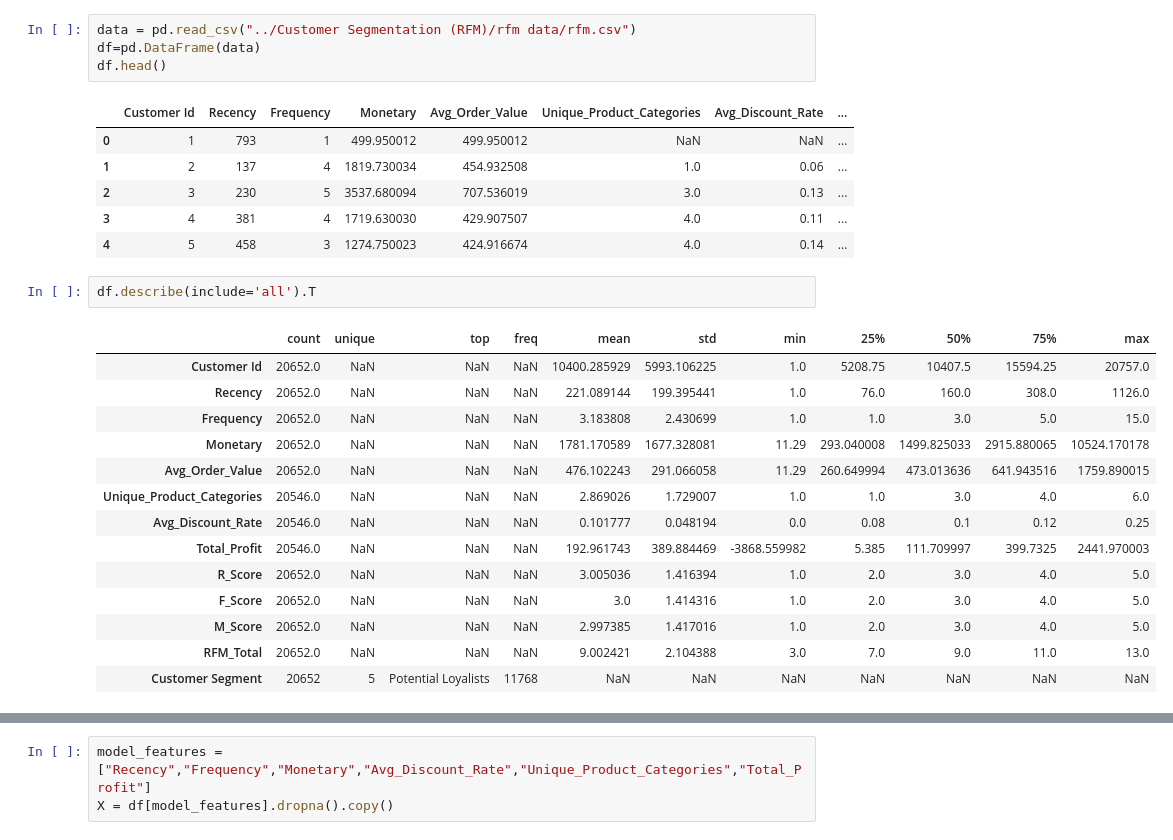
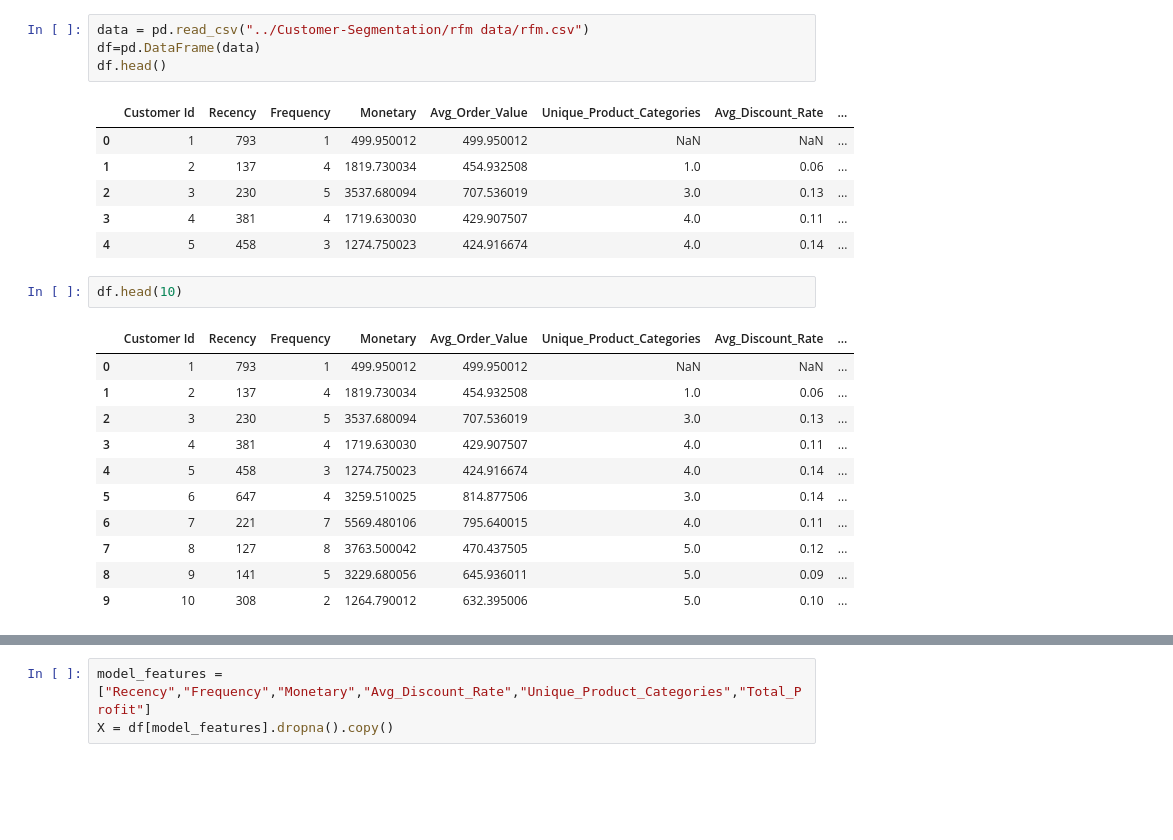
Before and after one commit to RUPJIT-code/Supply-Chain-Analysis, a Jupyter notebook: Customer-Segmentation/ml_model.ipynb, the cells around one changed output, grey strips where cells are left out. Cells and saved outputs as stored; diff of their text form; blank space fills up the shorter version.

```diff
--- a/Customer-Segmentation/ml_model.ipynb
+++ b/Customer-Segmentation/ml_model.ipynb
@@ -11,5 +10,5 @@ import joblib
 # %%
-data = pd.read_csv("../Customer Segmentation (RFM)/rfm data/rfm.csv")
+data = pd.read_csv("../Customer-Segmentation/rfm data/rfm.csv")
 df=pd.DataFrame(data)
 df.head()
 # %% [output]
@@ -20,19 +19,16 @@ df.head()
 | 3 | 4 | 381 | 4 | 1719.630030 | 429.907507 | 4.0 | 0.11 | ... |
 | 4 | 5 | 458 | 3 | 1274.750023 | 424.916674 | 4.0 | 0.14 | ... |
 # %%
-df.describe(include='all').T
+df.head(10)
 # %% [output]
-|  | count | unique | top | freq | mean | std | min | 25% | 50% | 75% | max |
-| Customer Id | 20652.0 | NaN | NaN | NaN | 10400.285929 | 5993.106225 | 1.0 | 5208.75 | 10407.5 | 15594.25 | 20757.0 |
-| Recency | 20652.0 | NaN | NaN | NaN | 221.089144 | 199.395441 | 1.0 | 76.0 | 160.0 | 308.0 | 1126.0 |
-| Frequency | 20652.0 | NaN | NaN | NaN | 3.183808 | 2.430699 | 1.0 | 1.0 | 3.0 | 5.0 | 15.0 |
-| Monetary | 20652.0 | NaN | NaN | NaN | 1781.170589 | 1677.328081 | 11.29 | 293.040008 | 1499.825033 | 2915.880065 | 10524.170178 |
-| Avg_Order_Value | 20652.0 | NaN | NaN | NaN | 476.102243 | 291.066058 | 11.29 | 260.649994 | 473.013636 | 641.943516 | 1759.890015 |
-| Unique_Product_Categories | 20546.0 | NaN | NaN | NaN | 2.869026 | 1.729007 | 1.0 | 1.0 | 3.0 | 4.0 | 6.0 |
-| Avg_Discount_Rate | 20546.0 | NaN | NaN | NaN | 0.101777 | 0.048194 | 0.0 | 0.08 | 0.1 | 0.12 | 0.25 |
-| Total_Profit | 20546.0 | NaN | NaN | NaN | 192.961743 | 389.884469 | -3868.559982 | 5.385 | 111.709997 | 399.7325 | 2441.970003 |
-| R_Score | 20652.0 | NaN | NaN | NaN | 3.005036 | 1.416394 | 1.0 | 2.0 | 3.0 | 4.0 | 5.0 |
-| F_Score | 20652.0 | NaN | NaN | NaN | 3.0 | 1.414316 | 1.0 | 2.0 | 3.0 | 4.0 | 5.0 |
-| M_Score | 20652.0 | NaN | NaN | NaN | 2.997385 | 1.417016 | 1.0 | 2.0 | 3.0 | 4.0 | 5.0 |
-| RFM_Total | 20652.0 | NaN | NaN | NaN | 9.002421 | 2.104388 | 3.0 | 7.0 | 9.0 | 11.0 | 13.0 |
-| Customer Segment | 20652 | 5 | Potential Loyalists | 11768 | NaN | NaN | NaN | NaN | NaN | NaN | NaN |
+|  | Customer Id | Recency | Frequency | Monetary | Avg_Order_Value | Unique_Product_Categories | Avg_Discount_Rate | ... |
+| 0 | 1 | 793 | 1 | 499.950012 | 499.950012 | NaN | NaN | ... |
+| 1 | 2 | 137 | 4 | 1819.730034 | 454.932508 | 1.0 | 0.06 | ... |
+| 2 | 3 | 230 | 5 | 3537.680094 | 707.536019 | 3.0 | 0.13 | ... |
+| 3 | 4 | 381 | 4 | 1719.630030 | 429.907507 | 4.0 | 0.11 | ... |
+| 4 | 5 | 458 | 3 | 1274.750023 | 424.916674 | 4.0 | 0.14 | ... |
+| 5 | 6 | 647 | 4 | 3259.510025 | 814.877506 | 3.0 | 0.14 | ... |
+| 6 | 7 | 221 | 7 | 5569.480106 | 795.640015 | 4.0 | 0.11 | ... |
+| 7 | 8 | 127 | 8 | 3763.500042 | 470.437505 | 5.0 | 0.12 | ... |
+| 8 | 9 | 141 | 5 | 3229.680056 | 645.936011 | 5.0 | 0.09 | ... |
+| 9 | 10 | 308 | 2 | 1264.790012 | 632.395006 | 5.0 | 0.10 | ... |
```
Also changed, not shown: parts of 7 cells of this notebook, 7 other files.
